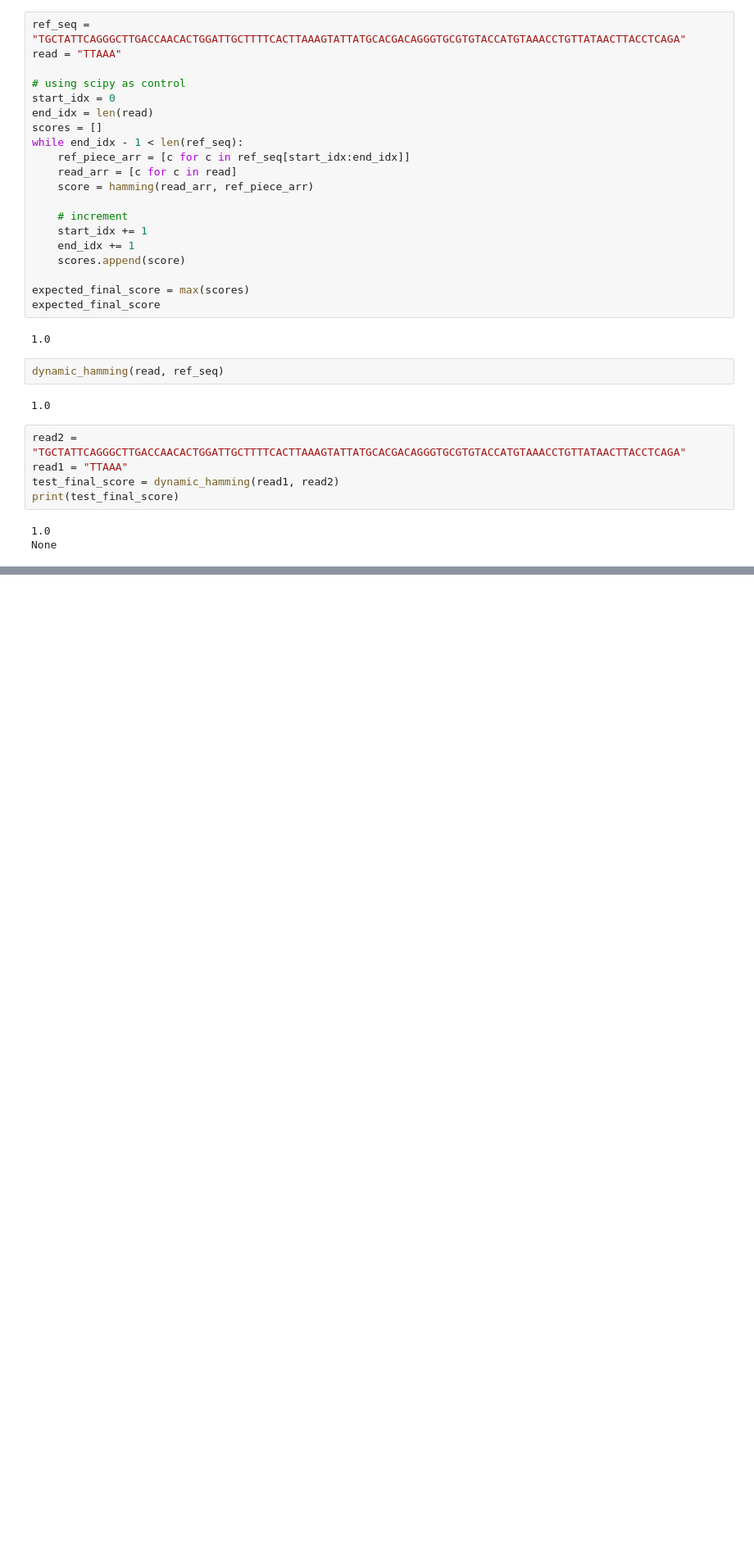
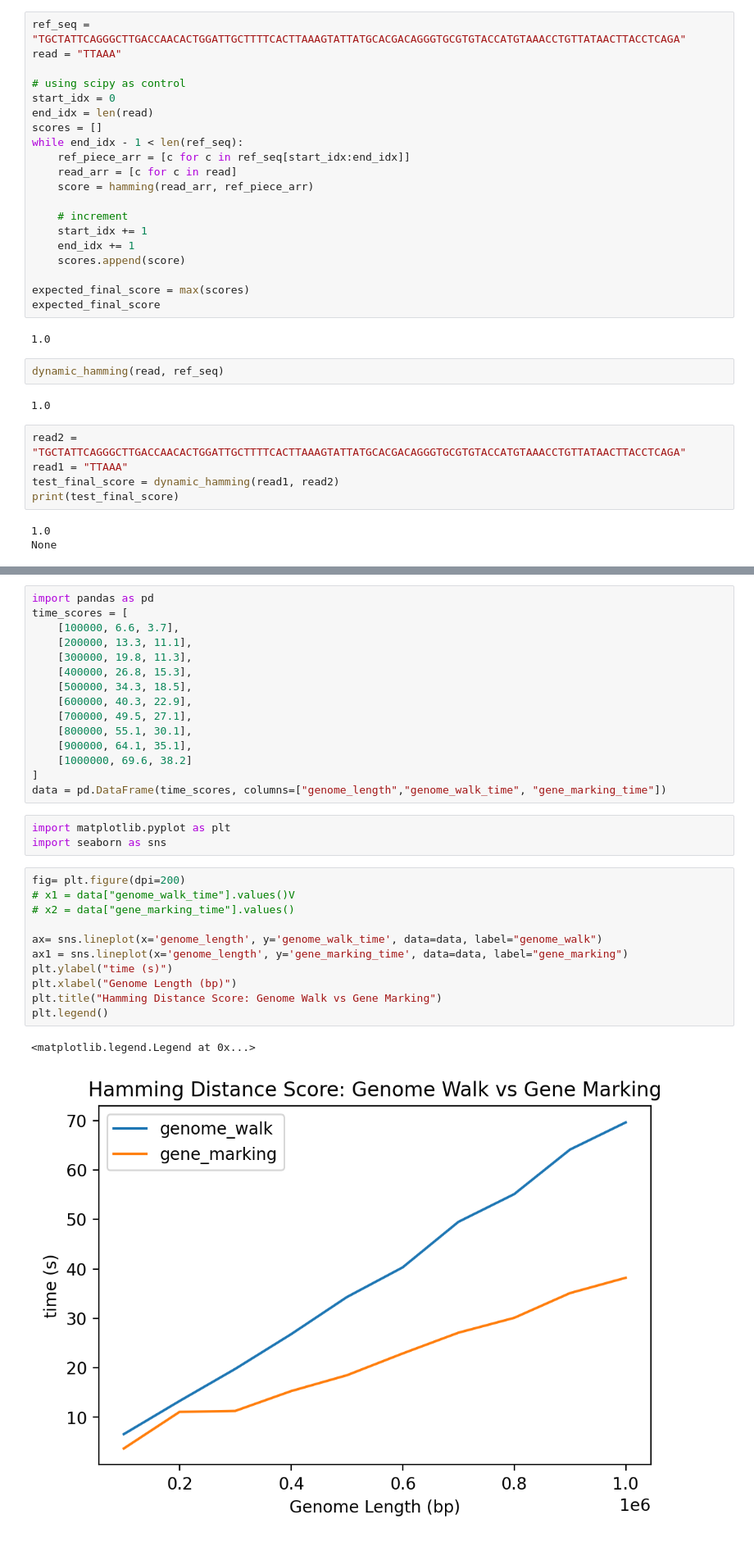
Before and after one commit to axiomcura/VSeek, a Jupyter notebook: test.ipynb, the cells around one changed output, grey strips where cells are left out. Shown: that part at 82% size. Saved outputs shown, nothing was run; the diff lists cells and outputs as text; blank space fills up the shorter version.

```diff
--- a/test.ipynb
+++ b/test.ipynb
@@ -333,0 +379,32 @@ None
+# %%
+import pandas as pd
+time_scores = [
+    [100000, 6.6, 3.7],
+    [200000, 13.3, 11.1],
+    [300000, 19.8, 11.3],
+    [400000, 26.8, 15.3],
+    [500000, 34.3, 18.5],
+    [600000, 40.3, 22.9],
+    [700000, 49.5, 27.1],
+    [800000, 55.1, 30.1],
+    [900000, 64.1, 35.1],
+    [1000000, 69.6, 38.2]
+]
+data = pd.DataFrame(time_scores, columns=["genome_length","genome_walk_time", "gene_marking_time"])
+# %%
+import matplotlib.pyplot as plt
+import seaborn as sns
+# %%
+fig= plt.figure(dpi=200)
+# x1 = data["genome_walk_time"].values()V
+# x2 = data["gene_marking_time"].values()
+
+ax= sns.lineplot(x='genome_length', y='genome_walk_time', data=data, label="genome_walk")
+ax1 = sns.lineplot(x='genome_length', y='gene_marking_time', data=data, label="gene_marking")
+plt.ylabel("time (s)")
+plt.xlabel("Genome Length (bp)")
+plt.title("Hamming Distance Score: Genome Walk vs Gene Marking")
+plt.legend()
+# %% [output]
+<matplotlib.legend.Legend at 0x...>
+[figure, added]
```
Also changed, not shown: parts of 18 cells of this notebook, 4 other files.
